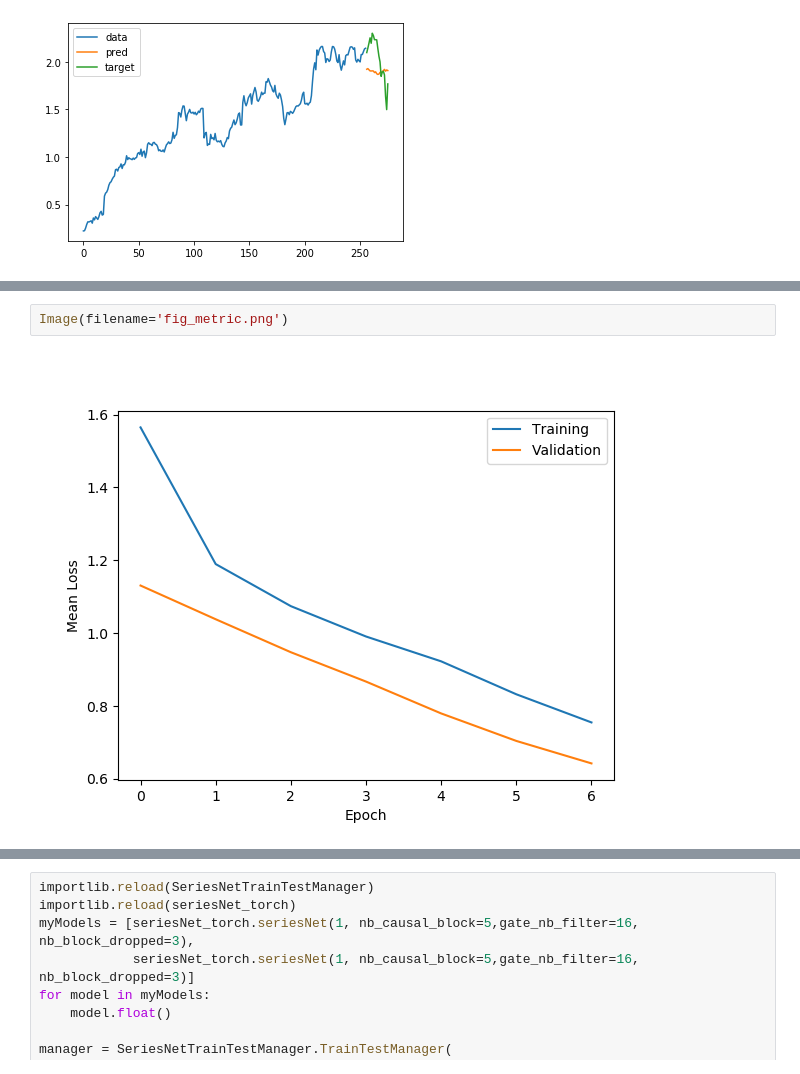
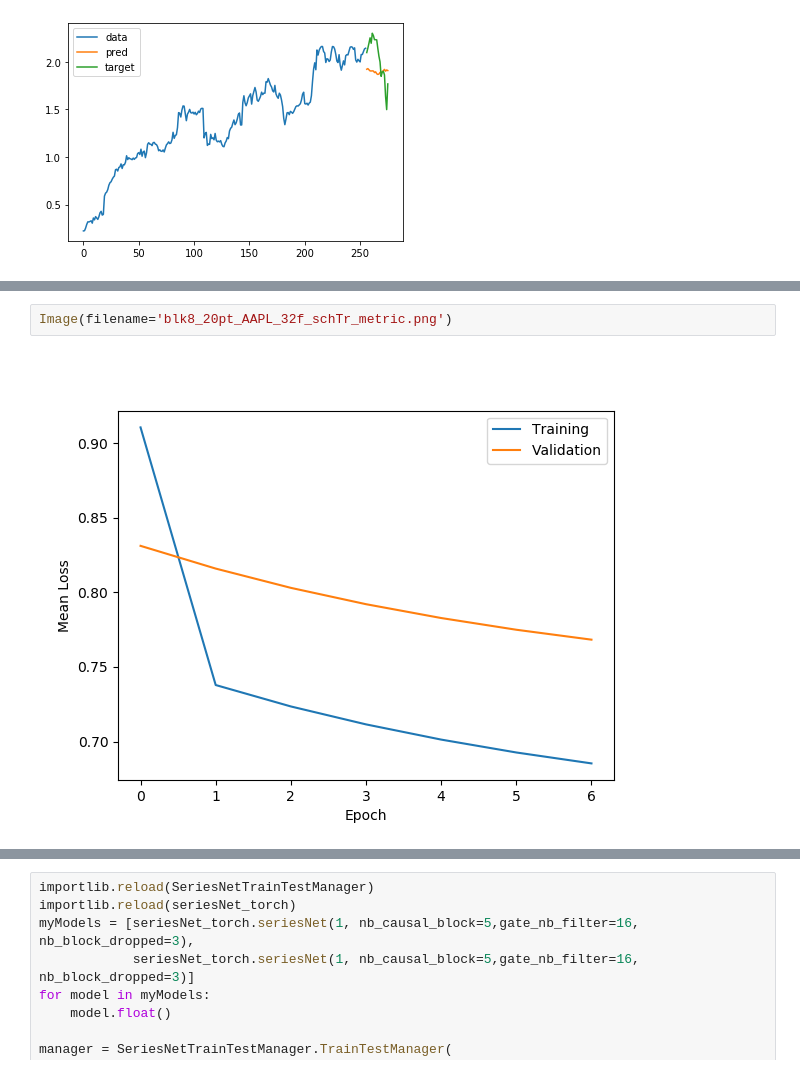
Before and after one commit to mdurandgasselin/IFT-725-TimeSeries, a Jupyter notebook: test_seriesNet.ipynb, the cells around one changed output, grey strips where cells are left out. Drawn from its saved outputs; the diff is of its cells as text.

```diff
--- a/test_seriesNet.ipynb
+++ b/test_seriesNet.ipynb
@@ -98,4 +86,4 @@ Image(filename='fig1.png')
 # %%
-Image(filename='fig_metric.png')
+Image(filename='blk8_20pt_AAPL_32f_schTr_metric.png')
 # %% [output]
-[figure, old version]
+[figure, new version]
```
Also changed, not shown: parts of 21 cells of this notebook, 2 other files.
